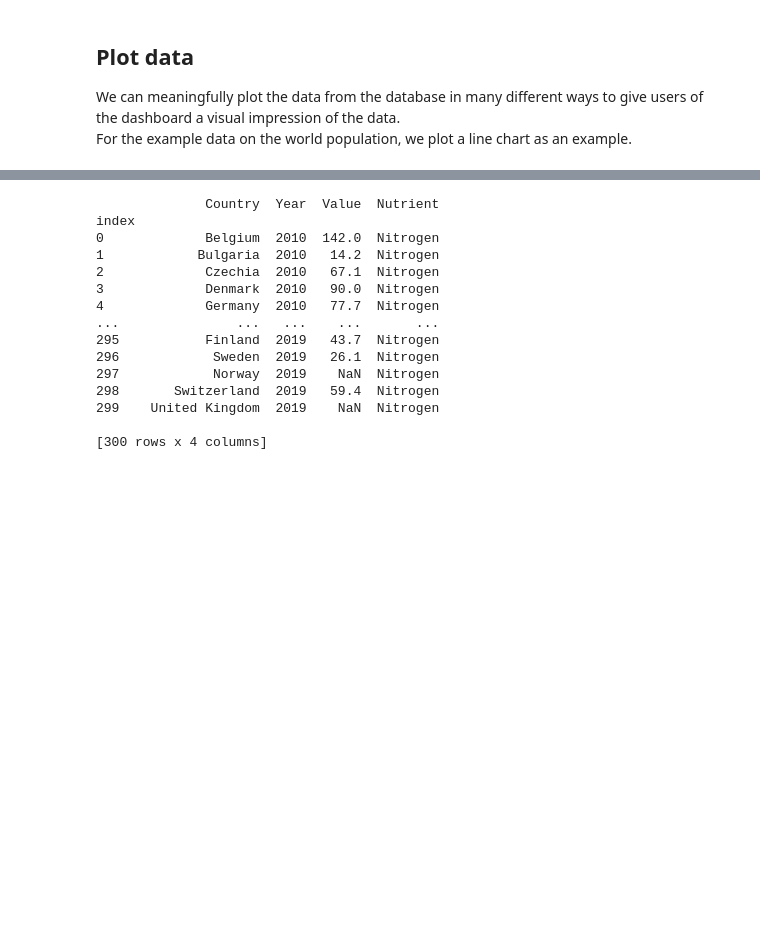
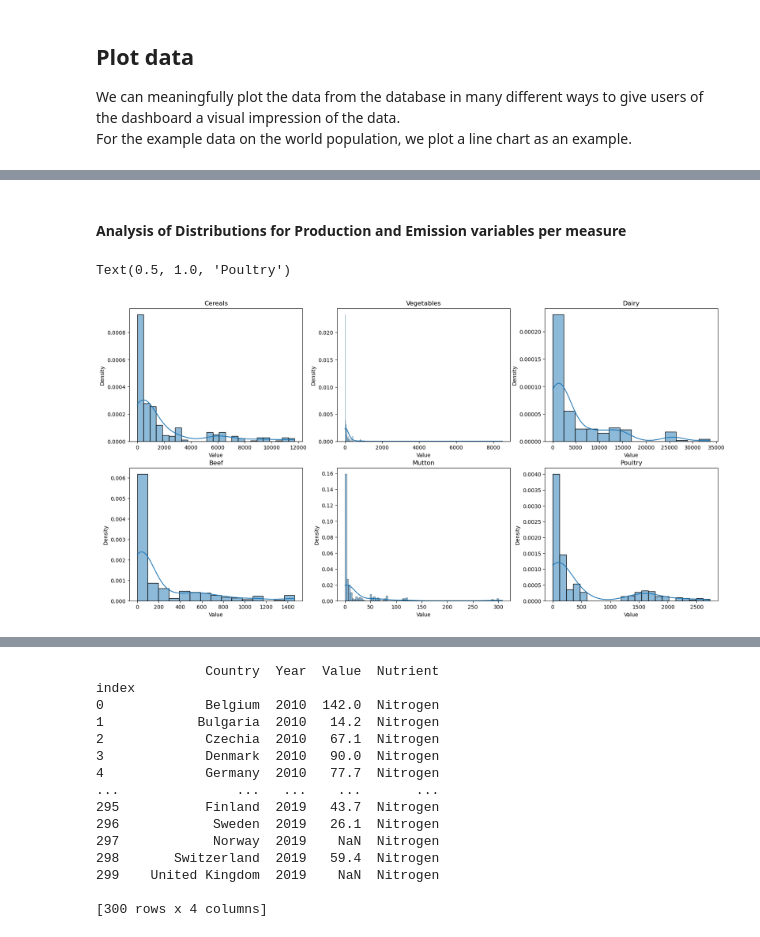
Before and after one commit to frisostolk/DDS-2023, a Jupyter notebook: notebook/combined_notebook.ipynb, the cells around one changed output, grey strips where cells are left out. Drawn from its saved outputs; the diff is of its cells as text; code cells hidden in the pictures; blank space fills up the shorter version.

```diff
--- a/notebook/combined_notebook.ipynb
+++ b/notebook/combined_notebook.ipynb
@@ -258,0 +259,29 @@ plt.show()  # Show the plot
+# %% [markdown]
+#### Analysis of Distributions for Production and Emission variables per measure
+# %%
+import matplotlib.pyplot as plt
+import seaborn as sns
+
+fig, ax = plt.subplots(2, 3, figsize=(20, 10))
+
+sns.histplot(agri_prod[agri_prod['Type'] == "Cereals"], x="Value",  kde=True, stat="density",  common_norm=False, ax=ax[0,0])
+ax[0,0].set_title('Cereals')
+# ax[0,1].boxplot(agri_prod[agri_prod['Type'] == "Vegetables"]["Value"], vert=False)
+sns.histplot(agri_prod[agri_prod['Type'] == "Vegetables"], x="Value",  kde=True, stat="density",  common_norm=False, ax=ax[0,1])
+ax[0,1].set_title('Vegetables')
+# ax[0,2].boxplot(agri_prod[agri_prod['Type'] == "Dairy"]["Value"], vert=False)
+sns.histplot(agri_prod[agri_prod['Type'] == "Dairy"], x="Value",  kde=True, stat="density",  common_norm=False, ax=ax[0,2])
+ax[0,2].set_title('Dairy')
+
+# ax[1,0].boxplot(agri_prod[agri_prod['Type'] == "Beef"]["Value"], vert=False)
+sns.histplot(agri_prod[agri_prod['Type'] == "Beef"], x="Value",  kde=True, stat="density",  common_norm=False, ax=ax[1,0])
+ax[1,0].set_title('Beef')
+# ax[1,1].boxplot(agri_prod[agri_prod['Type'] == "Mutton"]["Value"], vert=False)
+sns.histplot(agri_prod[agri_prod['Type'] == "Mutton"], x="Value",  kde=True, stat="density",  common_norm=False, ax=ax[1,1])
+ax[1,1].set_title('Mutton')
+# ax[1,2].boxplot(agri_prod[agri_prod['Type'] == "Poultry"]["Value"], vert=False)
+sns.histplot(agri_prod[agri_prod['Type'] == "Poultry"], x="Value",  kde=True, stat="density",  common_norm=False, ax=ax[1,2])
+ax[1,2].set_title('Poultry')
+# %% [output]
+Text(0.5, 1.0, 'Poultry')
+[figure, added]
```
Also changed, not shown: parts of 10 cells of this notebook.
